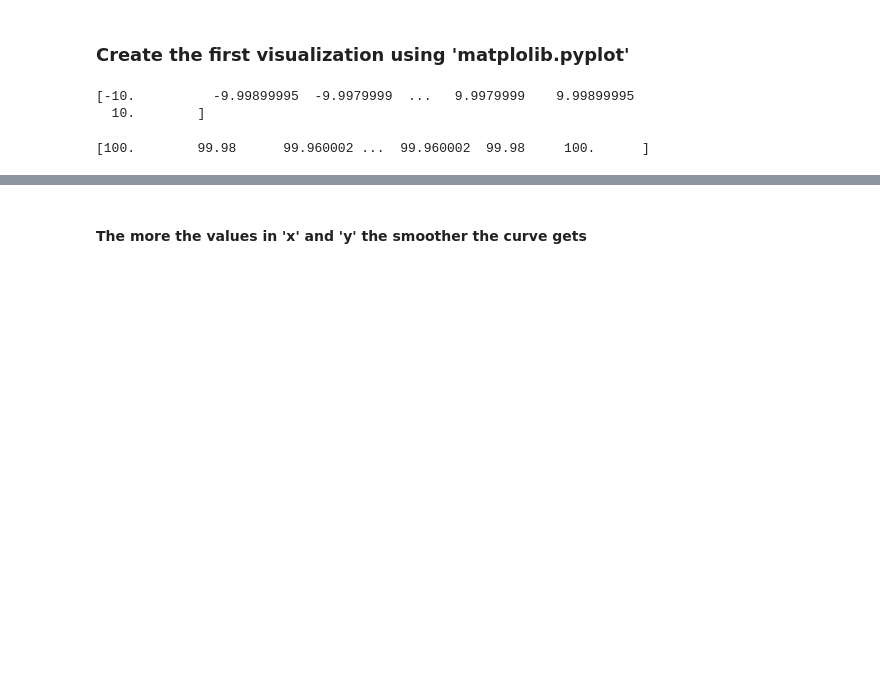
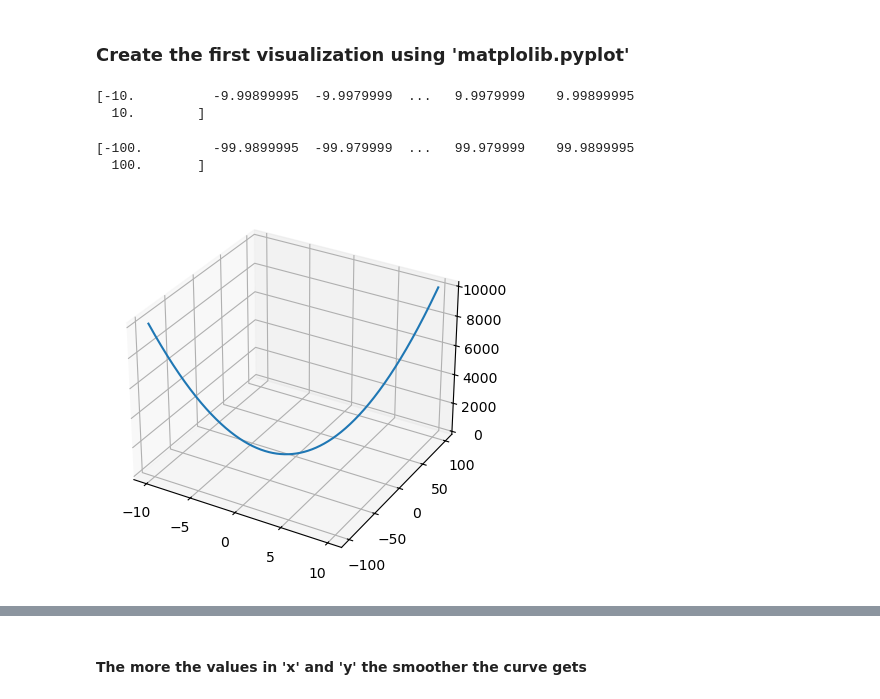
Before and after one commit to AstroBiagio98/Python_for_Space_applications, a Jupyter notebook: Matplotlib.ipynb, the cells around one changed output, grey strips where cells are left out. Cells and saved outputs as stored; diff of their text form; code cells hidden in the pictures; blank space fills up the shorter version.

```diff
--- a/Matplotlib.ipynb
+++ b/Matplotlib.ipynb
@@ -13,9 +13,15 @@ print(x)
   10.        ]
 # %%
 # Quadratic curve
-y = x**2
+ax = plt.figure().add_subplot(projection = '3d')
+y = np.linspace(-100,100,20000)
+z = x**2 + y**2
 print(y)
+ax.plot(x,y,z)
+plt.show()
 # %% [output]
-[100.        99.98      99.960002 ...  99.960002  99.98     100.      ]
+[-100.         -99.9899995  -99.979999  ...   99.979999    99.9899995
+  100.       ]
+[figure, added]
 # %%
 # Line plot --> plt.plot(x, y)
```
Also changed, not shown: parts of 3 cells of this notebook, 20 other files.
